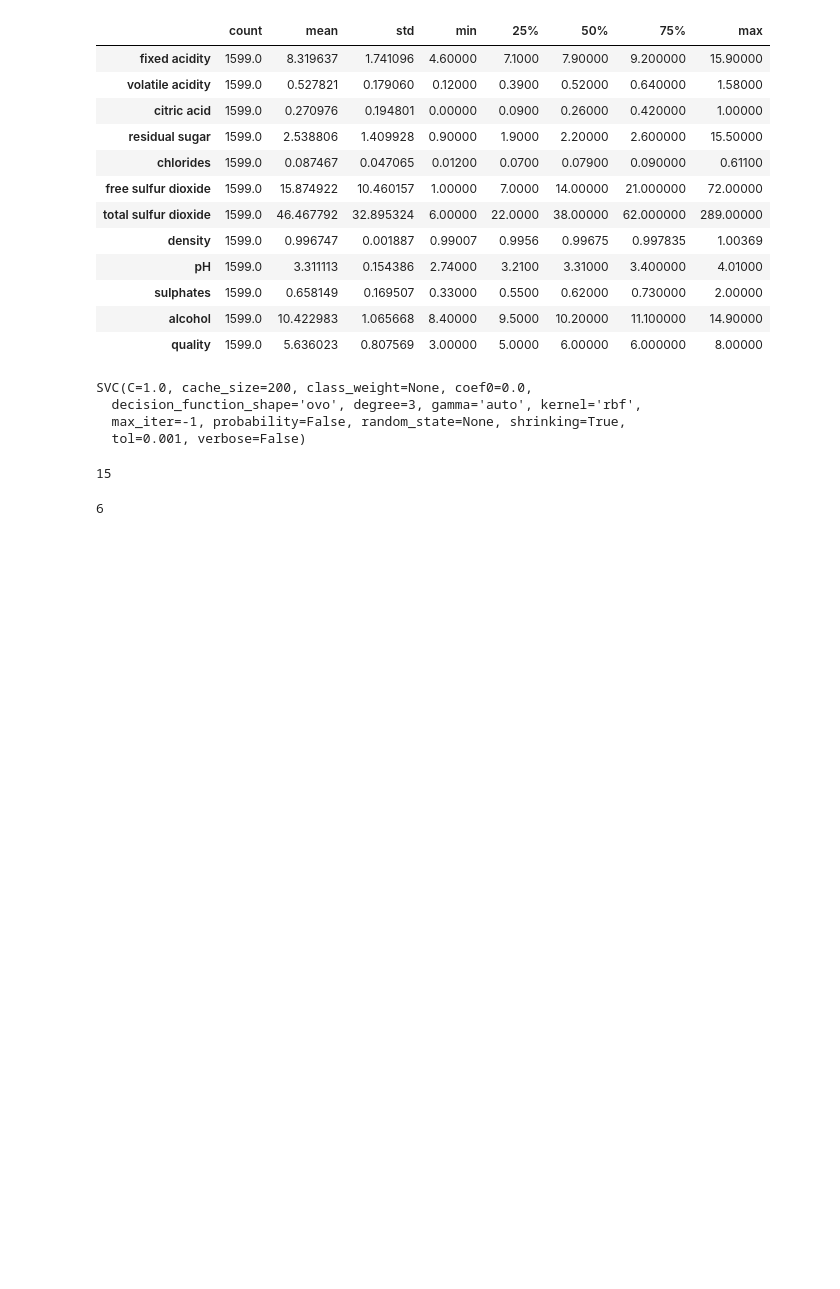
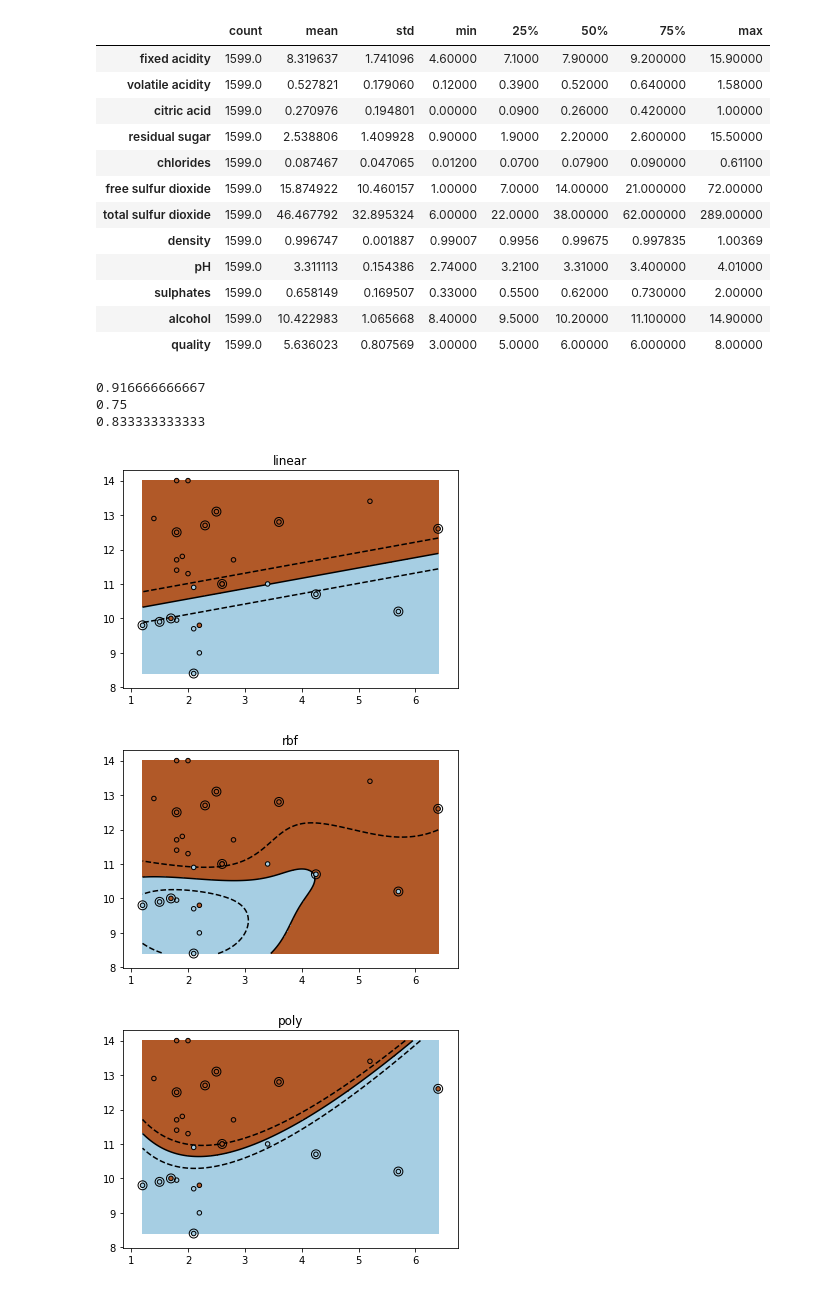
Before and after one commit to logasja/Supervised-Learning, a Jupyter notebook: SVM/Wine.ipynb, the cells around one changed output. Saved outputs shown, nothing was run; the diff lists cells and outputs as text; code cells hidden in the pictures; blank space fills up the shorter version.

Commit message:
Add SVM Visualization

```diff
--- a/SVM/Wine.ipynb
+++ b/SVM/Wine.ipynb
@@ -30,22 +34,51 @@ wine.describe().transpose()
 # %%
 X = wine.drop('quality', axis=1)
 y = wine['quality']
-# %%
-clf = svm.SVC(decision_function_shape='ovo')
-clf.fit(X, y)
-# %% [output]
-SVC(C=1.0, cache_size=200, class_weight=None, coef0=0.0,
-  decision_function_shape='ovo', degree=3, gamma='auto', kernel='rbf',
-  max_iter=-1, probability=False, random_state=None, shrinking=True,
-  tol=0.001, verbose=False)
-# %%
-dec = clf.decision_function(X[:1])
-dec.shape[1]
-# %% [output]
-15
-# %%
-clf.decision_function_shape = "ovr"
-dec = clf.decision_function(X[:1])
-dec.shape[1]
-# %% [output]
-6
+# %%
+X = X[(y == 3) | (y == 8)]
+y = y[(y == 3) | (y == 8)]
+X = X[['residual sugar', 'alcohol']]
+# %%
+X_train, X_test, y_train, y_test = train_test_split(X, y, test_size=.4, random_state=42)
+# %%
+# fit the model using ovo shape
+for fig_num, kernel in enumerate(('linear', 'rbf', 'poly')):
+    clf = svm.SVC(kernel=kernel,decision_function_shape='ovo')
+    clf.fit(X_train, y_train)
+
+    accur = clf.score(X_test, y_test)
+
+    plt.figure(fig_num)
+    plt.clf()
+    plt.scatter(X.values[:, 0], X.values[:, 1], c=y, zorder=10, cmap=plt.cm.Paired,
+                edgecolor='k', s=20)
+
+    # Circle out the test data
+    plt.scatter(X_test.values[:, 0], X_test.values[:, 1], s=80, facecolors='none',
+                zorder=10, edgecolor='k')
+
+    plt.axis('tight')
+    x_min = X.values[:, 0].min()
+    x_max = X.values[:, 0].max()
+    y_min = X.values[:, 1].min()
+    y_max = X.values[:, 1].max()
+
+    XX, YY = np.mgrid[x_min:x_max:200j, y_min:y_max:200j]
+    Z = clf.decision_function(np.c_[XX.ravel(), YY.ravel()])
+
+    # Put the result into a color plot
+    Z = Z.reshape(XX.shape)
+    plt.pcolormesh(XX, YY, Z > 0, cmap=plt.cm.Paired)
+    plt.contour(XX, YY, Z, colors=['k', 'k', 'k'],
+                linestyles=['--', '-', '--'], levels=[-.5, 0, .5])
+    print accur
+    plt.title(kernel)
+
+plt.show()
+# %% [output]
+0.916666666667
+0.75
+0.833333333333
+[figure, added]
+[figure, added]
+[figure, added]
```
Also changed, not shown: parts of 7 cells of this notebook, 8 other files.
